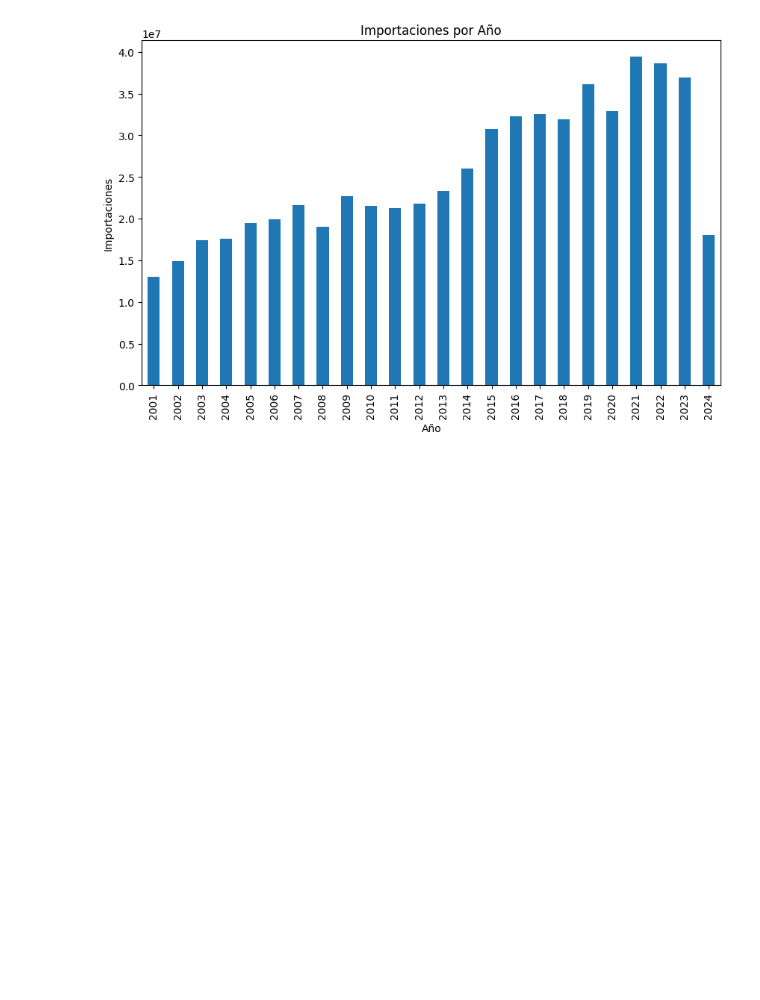
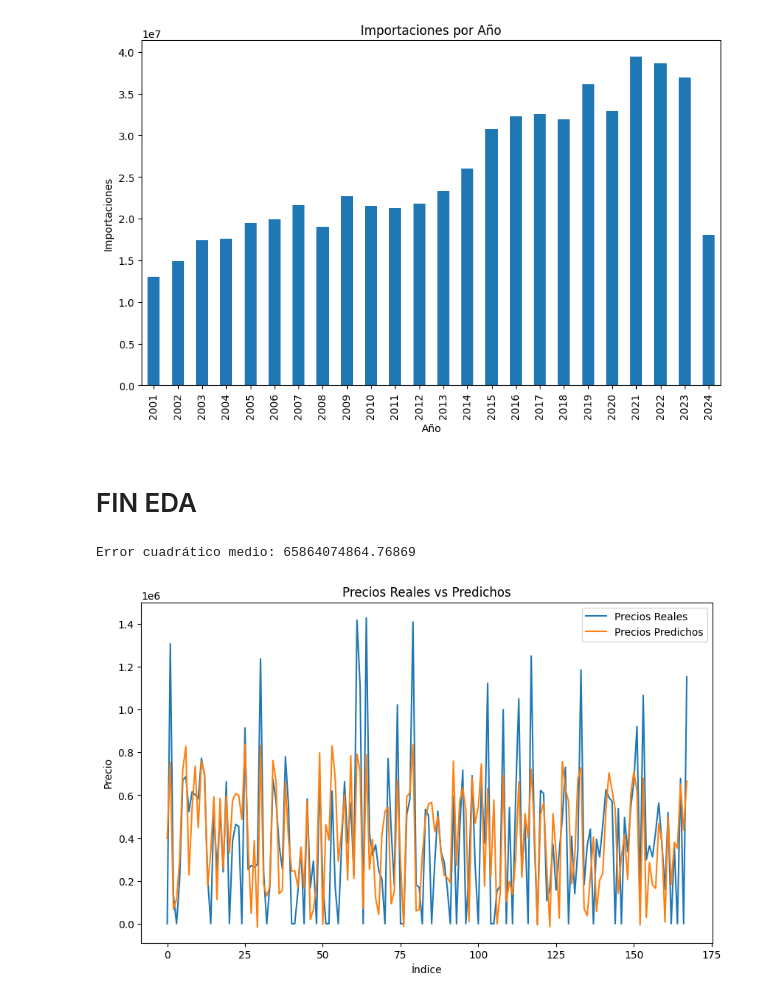
Before and after one commit to Gustixa/data_science, a Jupyter notebook: lab2.ipynb, the cells around one changed output. Drawn from its saved outputs; the diff is of its cells as text; code cells hidden in the pictures; blank space fills up the shorter version.

```diff
--- a/lab2.ipynb
+++ b/lab2.ipynb
@@ -298,3 +300,50 @@ plt.show()
 # %% [output]
 [figure]
 [figure]
+# %% [markdown]
+# FIN EDA
+# %%
+from sklearn.model_selection import train_test_split
+from sklearn.linear_model import LinearRegression
+from sklearn.metrics import mean_squared_error
+
+# Asumiendo que tienes una columna de precios en el DataFrame
+# Filtra los datos de precios
+df_precios = data[['Fecha', 'año', 'mes'] + ['Gasolina regular', 'Gasolina superior', 'Diesel bajo azufre']]
+
+# Transforma los datos a formato largo
+df_precios_long = pd.melt(df_precios, id_vars=['Fecha', 'año', 'mes'],
+                          value_vars=['Gasolina regular', 'Gasolina superior', 'Diesel bajo azufre'],
+                          var_name='tipo_combustible',
+                          value_name='precio')
+
+# Prepara los datos para la regresión
+X = df_precios_long[['año', 'mes']]
+y = df_precios_long['precio']
+
+# Divide los datos en conjuntos de entrenamiento y prueba
+X_train, X_test, y_train, y_test = train_test_split(X, y, test_size=0.2, random_state=42)
+
+# Crea y entrena el modelo de regresión lineal
+model = LinearRegression()
+model.fit(X_train, y_train)
+
+# Predice los precios
+y_pred = model.predict(X_test)
+
+# Evalúa el modelo
+mse = mean_squared_error(y_test, y_pred)
+print(f'Error cuadrático medio: {mse}')
+
+# Visualiza los resultados
+plt.figure(figsize=(10, 6))
+plt.plot(y_test.values, label='Precios Reales')
+plt.plot(y_pred, label='Precios Predichos')
+plt.legend()
+plt.title('Precios Reales vs Predichos')
+plt.xlabel('Índice')
+plt.ylabel('Precio')
+plt.show()
+# %% [output]
+Error cuadrático medio: 65864074864.76869
+[figure, added]
```
Also changed, not shown: parts of 1 cell of this notebook.
